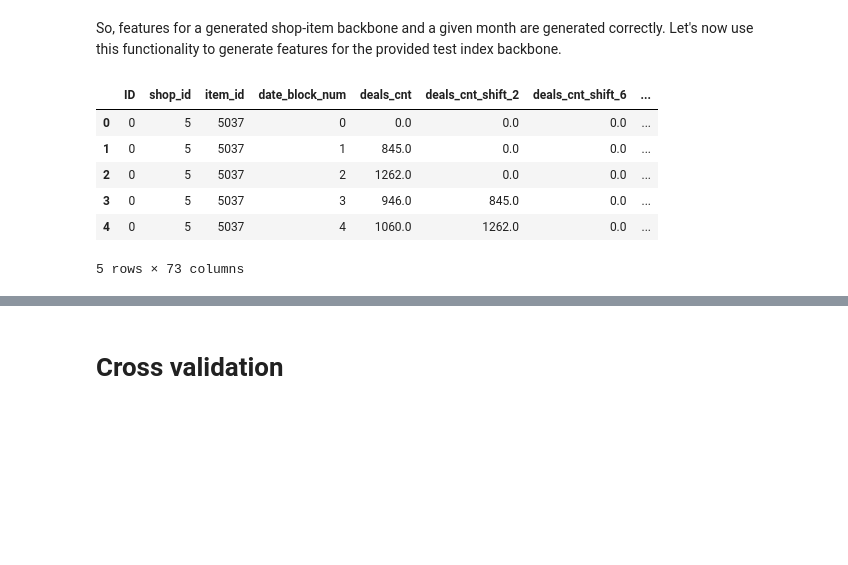
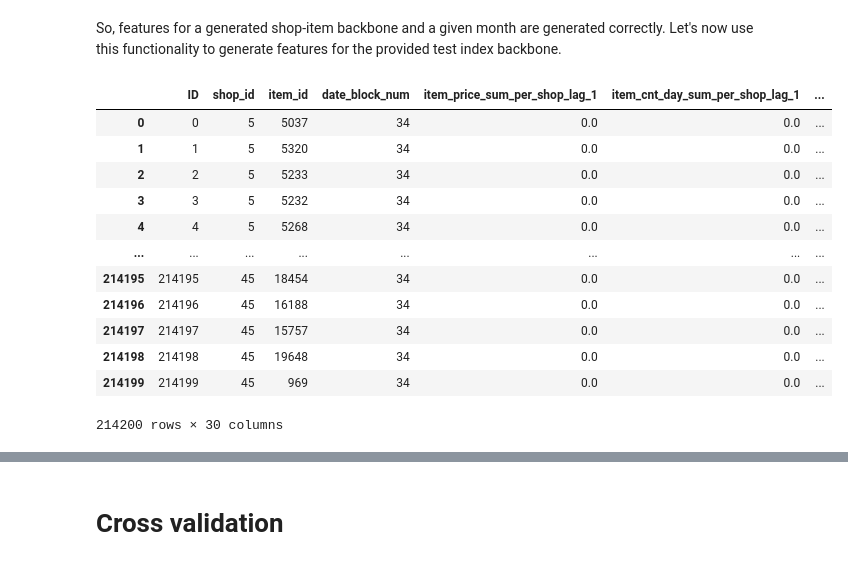
Before and after one commit to igor-cheb/retail_sales_prediction, a Jupyter notebook: ETL.ipynb, the cells around one changed output, grey strips where cells are left out. Cells and saved outputs as stored; diff of their text form; code cells hidden in the pictures; blank space fills up the shorter version.

```diff
--- a/ETL.ipynb
+++ b/ETL.ipynb
@@ -191,23 +186,41 @@ test_features_df.head()
 # %% [markdown]
 So, features for a generated shop-item backbone and a given month are generated correctly. Let's now use this functionality
 to generate features for the provided test index backbone.
+# %%
+def add_features_to_backbone(month_num: int,
+                             test_backbone: pd.DataFrame) -> pd.DataFrame:
+    """
+    Function takes in test backbone, i.e. df of shops and items and a given month,
+    calls feature generator and returns the merged result.
+    """
+    test_backbone['date_block_num'] = month_num
+    feat_generator = FeatureGenerator(target_months=[month_num])
+    feats = feat_generator.generate_features()
+    return test_backbone.merge(feats, how='left').fillna(0)
 # %%
 # we are told that the test month is November, so following the last one in the train set, so 34-th
 test_month_num = 34
 
 # test_backbone in this case is the provided test dataset itself
 test_backbone = pd.read_csv(RAW_PATH + 'test.csv')
 
-feat_generator = FeatureGenerator()
-test_features_df = test_generator.add_features_to_backbone(test_backbone=test_backbone,
-                                                           feat_generator=feat_generator)
+# feat_generator = FeatureGenerator()
+# test_features_df = test_generator.add_features_to_backbone(test_backbone=test_backbone,
+#                                                            feat_generator=feat_generator)
+test_features_df = add_features_to_backbone(month_num=test_month_num,
+                                            test_backbone=test_backbone)
+test_features_df
+# %% [output]
+|  | ID | shop_id | item_id | date_block_num | item_price_sum_per_shop_lag_1 | item_cnt_day_sum_per_shop_lag_1 | ... |
+| 0 | 0 | 5 | 5037 | 34 | 0.0 | 0.0 | ... |
+| 1 | 1 | 5 | 5320 | 34 | 0.0 | 0.0 | ... |
+| 2 | 2 | 5 | 5233 | 34 | 0.0 | 0.0 | ... |
+| 3 | 3 | 5 | 5232 | 34 | 0.0 | 0.0 | ... |
+| 4 | 4 | 5 | 5268 | 34 | 0.0 | 0.0 | ... |
+| ... | ... | ... | ... | ... | ... | ... | ... |
+| 214195 | 214195 | 45 | 18454 | 34 | 0.0 | 0.0 | ... |
+| 214196 | 214196 | 45 | 16188 | 34 | 0.0 | 0.0 | ... |
+| 214197 | 214197 | 45 | 15757 | 34 | 0.0 | 0.0 | ... |
+| 214198 | 214198 | 45 | 19648 | 34 | 0.0 | 0.0 | ... |
+| 214199 | 214199 | 45 | 969 | 34 | 0.0 | 0.0 | ... |
+214200 rows × 30 columns
-# %%
-test_features_df.head()
-# %% [output]
-|  | ID | shop_id | item_id | date_block_num | deals_cnt | deals_cnt_shift_2 | deals_cnt_shift_6 | ... |
-| 0 | 0 | 5 | 5037 | 0 | 0.0 | 0.0 | 0.0 | ... |
-| 1 | 0 | 5 | 5037 | 1 | 845.0 | 0.0 | 0.0 | ... |
-| 2 | 0 | 5 | 5037 | 2 | 1262.0 | 0.0 | 0.0 | ... |
-| 3 | 0 | 5 | 5037 | 3 | 946.0 | 845.0 | 0.0 | ... |
-| 4 | 0 | 5 | 5037 | 4 | 1060.0 | 1262.0 | 0.0 | ... |
-5 rows × 73 columns
```
Also changed, not shown: parts of 2 cells of this notebook, 2 other files.
